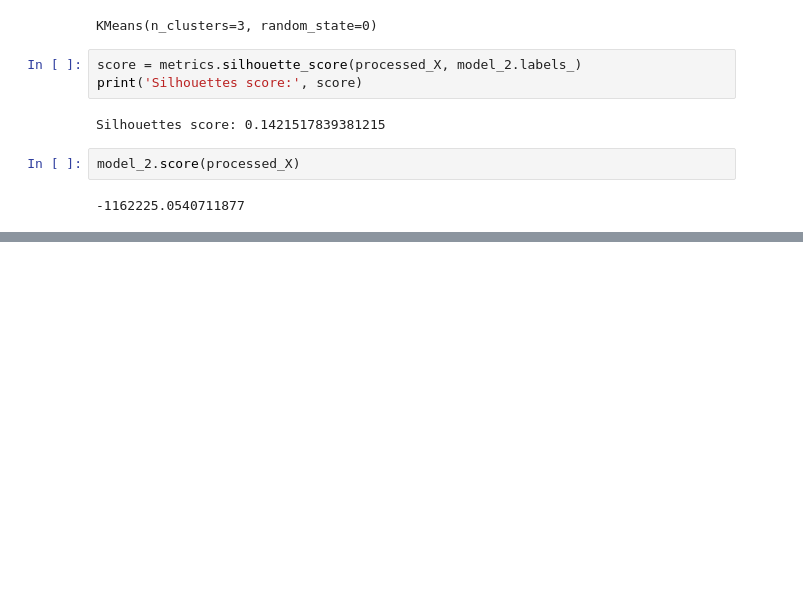
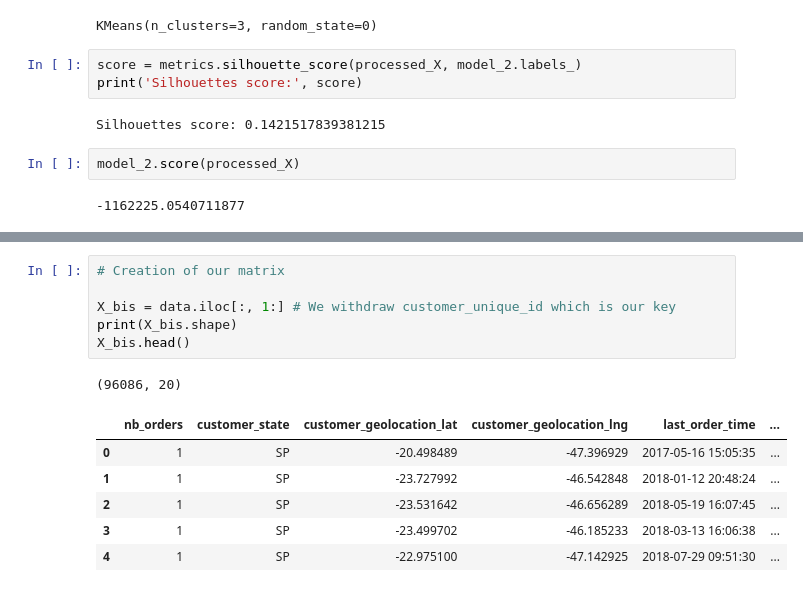
Before and after one commit to RobinPbt/P5-Openclassrooms, a Jupyter notebook: P5_modeling.ipynb, the cells around one changed output, grey strips where cells are left out. Saved outputs shown, nothing was run; the diff lists cells and outputs as text; blank space fills up the shorter version.

```diff
--- a/P5_modeling.ipynb
+++ b/P5_modeling.ipynb
@@ -590,0 +602,14 @@ plt.show()
+# %%
+# Creation of our matrix
+
+X_bis = data.iloc[:, 1:] # We withdraw customer_unique_id which is our key
+print(X_bis.shape)
+X_bis.head()
+# %% [output]
+(96086, 20)
+|  | nb_orders | customer_state | customer_geolocation_lat | customer_geolocation_lng | last_order_time | ... |
+| 0 | 1 | SP | -20.498489 | -47.396929 | 2017-05-16 15:05:35 | ... |
+| 1 | 1 | SP | -23.727992 | -46.542848 | 2018-01-12 20:48:24 | ... |
+| 2 | 1 | SP | -23.531642 | -46.656289 | 2018-05-19 16:07:45 | ... |
+| 3 | 1 | SP | -23.499702 | -46.185233 | 2018-03-13 16:06:38 | ... |
+| 4 | 1 | SP | -22.975100 | -47.142925 | 2018-07-29 09:51:30 | ... |
```
Also changed, not shown: parts of 14 cells of this notebook.
